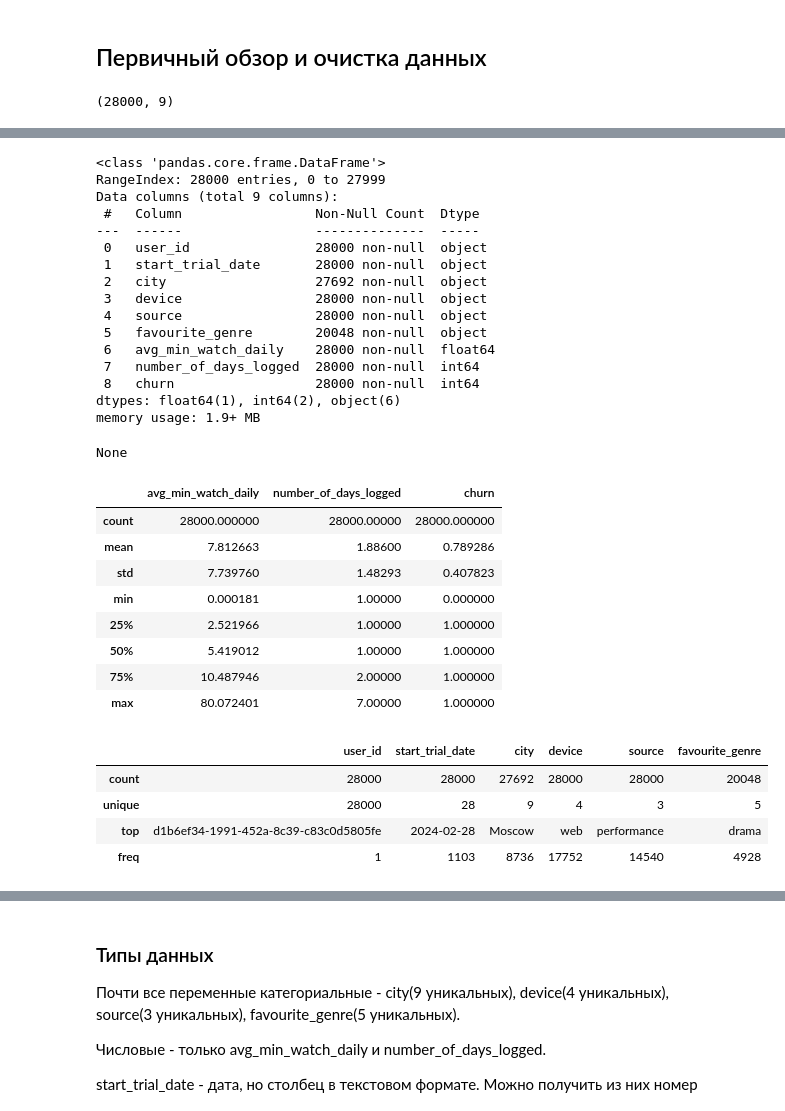
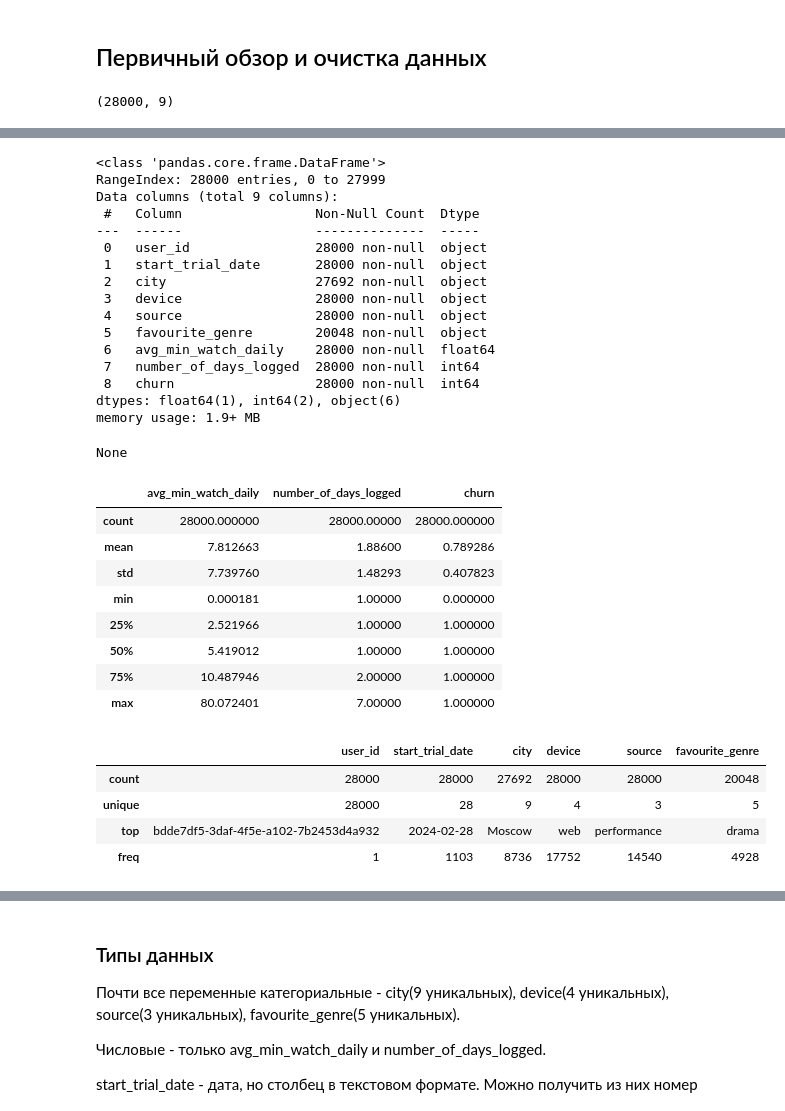
Before and after one commit to mariyakukhtinova-sys/dataton, a Jupyter notebook: dataton_EDA.ipynb, the cells around one changed output, grey strips where cells are left out. Cells and saved outputs as stored; diff of their text form; code cells hidden in the pictures.

```diff
--- a/dataton_EDA.ipynb
+++ b/dataton_EDA.ipynb
@@ -39,6 +40,6 @@ from sklearn.preprocessing import OneHotEncoder
 # %%
 # Смотрим, какие данные лежат в датасете
-df = pd.read_csv("./data-samples/videostreaming_platform.csv")
+df = pd.read_csv("videostreaming_platform.csv")
 display(df.shape)
 display(df.head(10))
 display(df.info())
@@ -59,34 +60,34 @@ display(df.describe(include = 'object'))
 | 9 | cc61c271-a52b-43a0-a975-a46a555e588c | 2024-02-01 | Yekaterinburg | smarttv | performance | action | 12.320862 | ... |
 <class 'pandas.core.frame.DataFrame'>
 RangeIndex: 28000 entries, 0 to 27999
 Data columns (total 9 columns):
  #   Column                 Non-Null Count  Dtype
 ---  ------                 --------------  -----
  0   user_id                28000 non-null  object
  1   start_trial_date       28000 non-null  object
  2   city                   27692 non-null  object
  3   device                 28000 non-null  object
  4   source                 28000 non-null  object
  5   favourite_genre        20048 non-null  object
  6   avg_min_watch_daily    28000 non-null  float64
  7   number_of_days_logged  28000 non-null  int64
  8   churn                  28000 non-null  int64
 dtypes: float64(1), int64(2), object(6)
 memory usage: 1.9+ MB
 None
 |  | avg_min_watch_daily | number_of_days_logged | churn |
 | count | 28000.000000 | 28000.00000 | 28000.000000 |
 | mean | 7.812663 | 1.88600 | 0.789286 |
 | std | 7.739760 | 1.48293 | 0.407823 |
 | min | 0.000181 | 1.00000 | 0.000000 |
 | 25% | 2.521966 | 1.00000 | 1.000000 |
 | 50% | 5.419012 | 1.00000 | 1.000000 |
 | 75% | 10.487946 | 2.00000 | 1.000000 |
 | max | 80.072401 | 7.00000 | 1.000000 |
 |  | user_id | start_trial_date | city | device | source | favourite_genre |
 | count | 28000 | 28000 | 27692 | 28000 | 28000 | 20048 |
 | unique | 28000 | 28 | 9 | 4 | 3 | 5 |
-| top | d1b6ef34-1991-452a-8c39-c83c0d5805fe | 2024-02-28 | Moscow | web | performance | drama |
+| top | bdde7df5-3daf-4f5e-a102-7b2453d4a932 | 2024-02-28 | Moscow | web | performance | drama |
 | freq | 1 | 1103 | 8736 | 17752 | 14540 | 4928 |
 # %%
 # ищем NaNы
```
Also changed, not shown: parts of 29 cells of this notebook.
